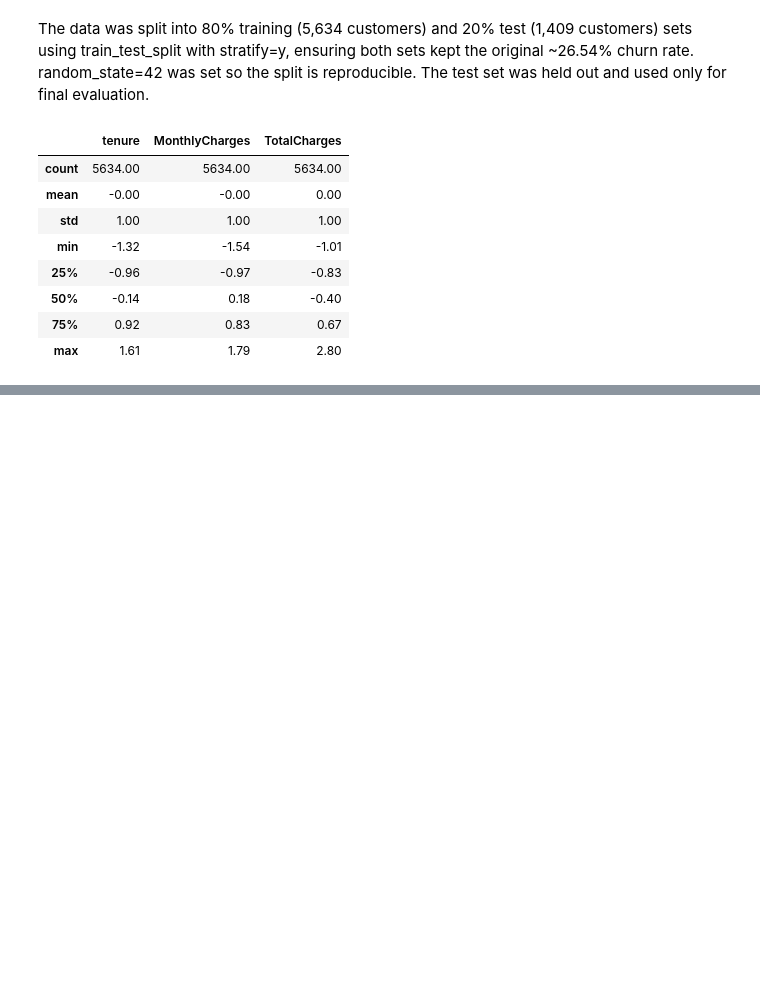
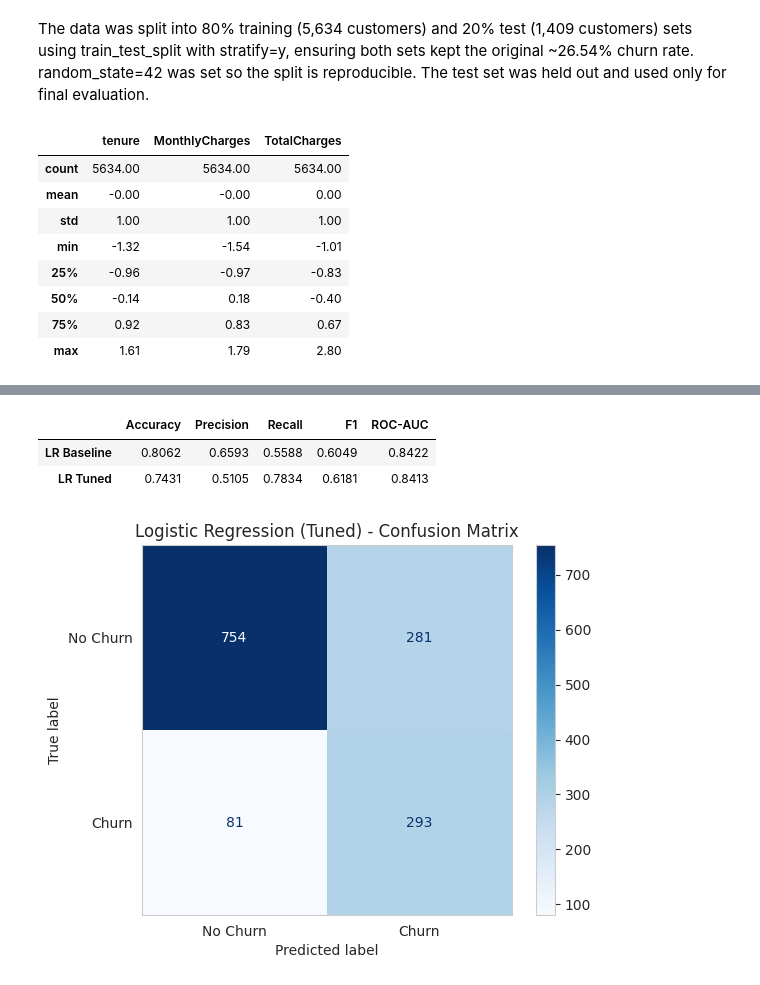
Before and after one commit to Hesandu-Ruwanpathirana/telco-customer-churn-prediction, a Jupyter notebook: churn_prediction.ipynb, the cells around one changed output, grey strips where cells are left out. Saved outputs shown, nothing was run; the diff lists cells and outputs as text; code cells hidden in the pictures; blank space fills up the shorter version.

```diff
--- a/churn_prediction.ipynb
+++ b/churn_prediction.ipynb
@@ -292,0 +426,27 @@ X_train[num_cols].describe().round(2)
+# %%
+# Predicts with the tuned model on the test customers
+y_pred_lr_tuned = lr_tuned.predict(X_test)
+y_prob_lr_tuned = lr_tuned.predict_proba(X_test)[:, 1]
+
+# Gets the metrics for both versions
+lr_base_scores = get_scores(y_test, y_pred_lr_base, y_prob_lr_base)
+lr_tuned_scores = get_scores(y_test, y_pred_lr_tuned, y_prob_lr_tuned)
+
+# Puts baseline and tuned side by side
+lr_comparison = pd.DataFrame([lr_base_scores, lr_tuned_scores],
+                             index=["LR Baseline", "LR Tuned"])
+lr_comparison
+# %% [output]
+|  | Accuracy | Precision | Recall | F1 | ROC-AUC |
+| LR Baseline | 0.8062 | 0.6593 | 0.5588 | 0.6049 | 0.8422 |
+| LR Tuned | 0.7431 | 0.5105 | 0.7834 | 0.6181 | 0.8413 |
+# %%
+# Draws the 4-box table for the tuned model
+ConfusionMatrixDisplay.from_predictions(y_test, y_pred_lr_tuned,
+                                        display_labels=["No Churn", "Churn"],
+                                        cmap="Blues")
+plt.title("Logistic Regression (Tuned) - Confusion Matrix")
+plt.grid(False)
+plt.show()
+# %% [output]
+[figure, added]
```
Also changed, not shown: parts of 11 cells of this notebook.
